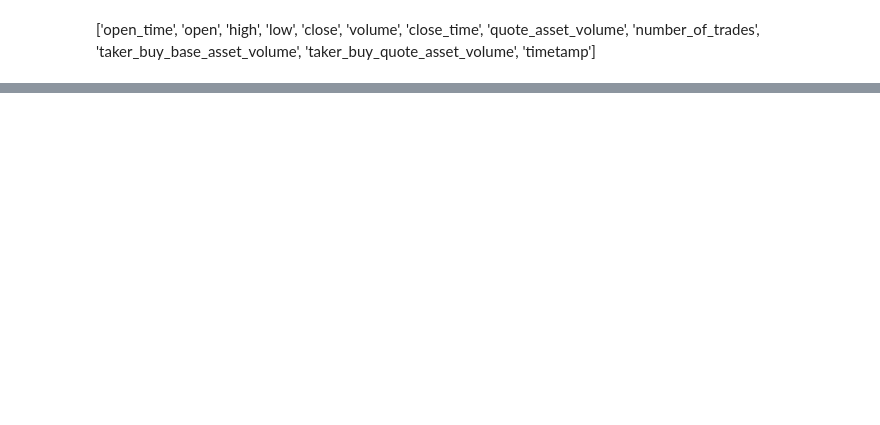
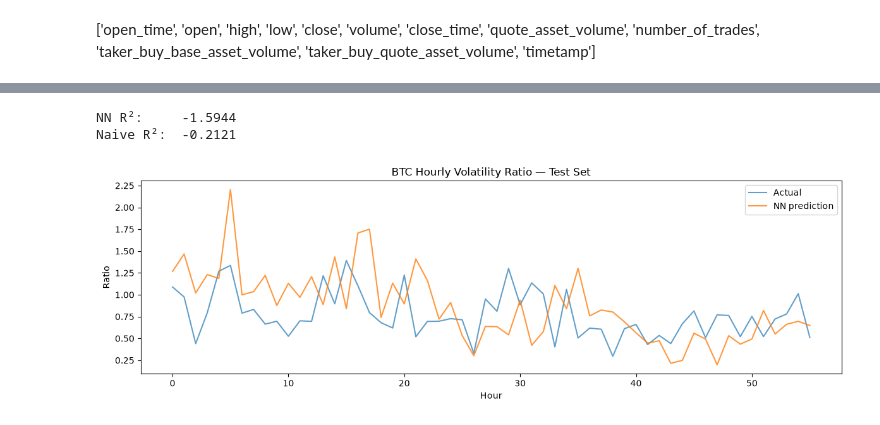
Before and after one commit to haitemcs/btc-volatility-forecast, a Jupyter notebook: mytesting.ipynb, the cells around one changed output, grey strips where cells are left out. Saved outputs shown, nothing was run; the diff lists cells and outputs as text; code cells hidden in the pictures; blank space fills up the shorter version.

```diff
--- a/mytesting.ipynb
+++ b/mytesting.ipynb
@@ -299,0 +373,9 @@ feature_cols = cols_ohlcv + cols_orderflow + cols_funding
+# %%
+model = nn.Sequential(
+    nn.Linear(len(feature_cols), 32),
+    nn.ReLU(),
+    nn.Linear(32, 1),
+)
+# Weights: 48*32 = 1,536    Biases:32              Total parameters in Layer 1: 1,568 trainable numbers
+
+print(model)
@@ -299,0 +430,35 @@ feature_cols = cols_ohlcv + cols_orderflow + cols_funding
+# %%
+with torch.no_grad():
+    x_test_t = torch.tensor(x_test)
+    preds_log = model(x_test_t).numpy().flatten()
+
+preds = np.expm1(preds_log)
+
+def r2(real, guess):
+    top    = ((real - guess) ** 2).sum()
+    bottom = ((real - real.mean()) ** 2).sum()
+    return 1 - top / bottom
+
+nn_r2    = r2(y_test, preds)
+naive    = np.full(len(y_test), y_train.mean())
+naive_r2 = r2(y_test, naive)
+
+print("NN R²:    ", round(nn_r2, 4))
+print("Naive R²: ", round(naive_r2, 4))
+# %% [output]
+NN R²:     -1.5944
+Naive R²:  -0.2121
+# %%
+n = 300
+
+plt.figure(figsize=(12, 4))
+plt.plot(y_test[:n], label="Actual", alpha=0.7)
+plt.plot(preds[:n], label="NN prediction", alpha=0.8)
+plt.title("BTC Hourly Volatility Ratio — Test Set")
+plt.xlabel("Hour")
+plt.ylabel("Ratio")
+plt.legend()
+plt.tight_layout()
+plt.show()
+# %% [output]
+[figure, added]
```
Also changed, not shown: parts of 13 cells of this notebook.
